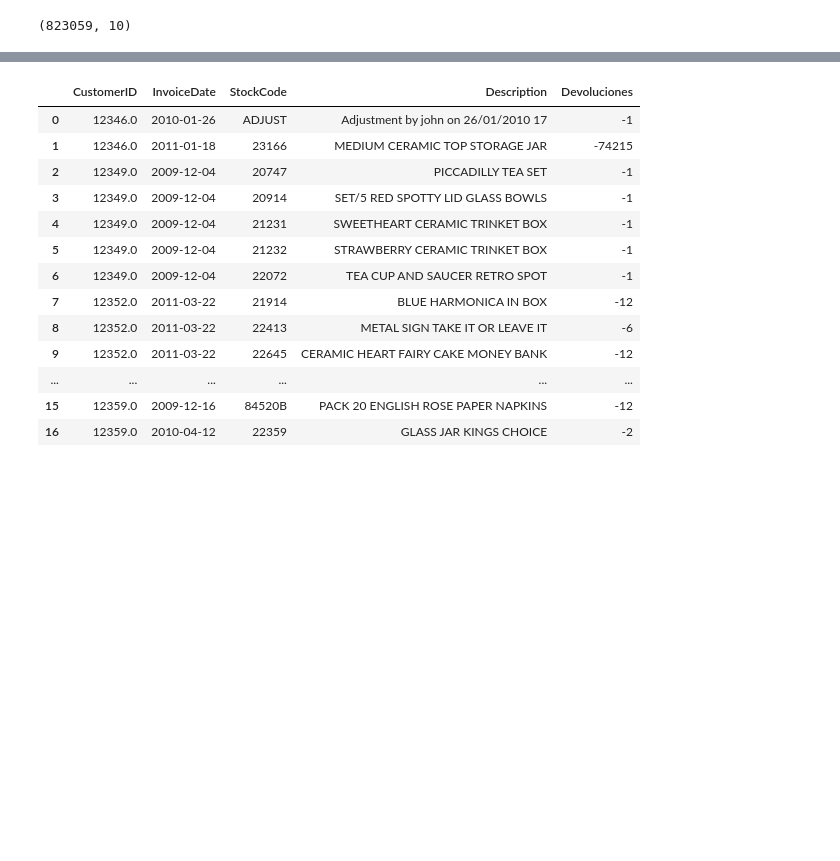
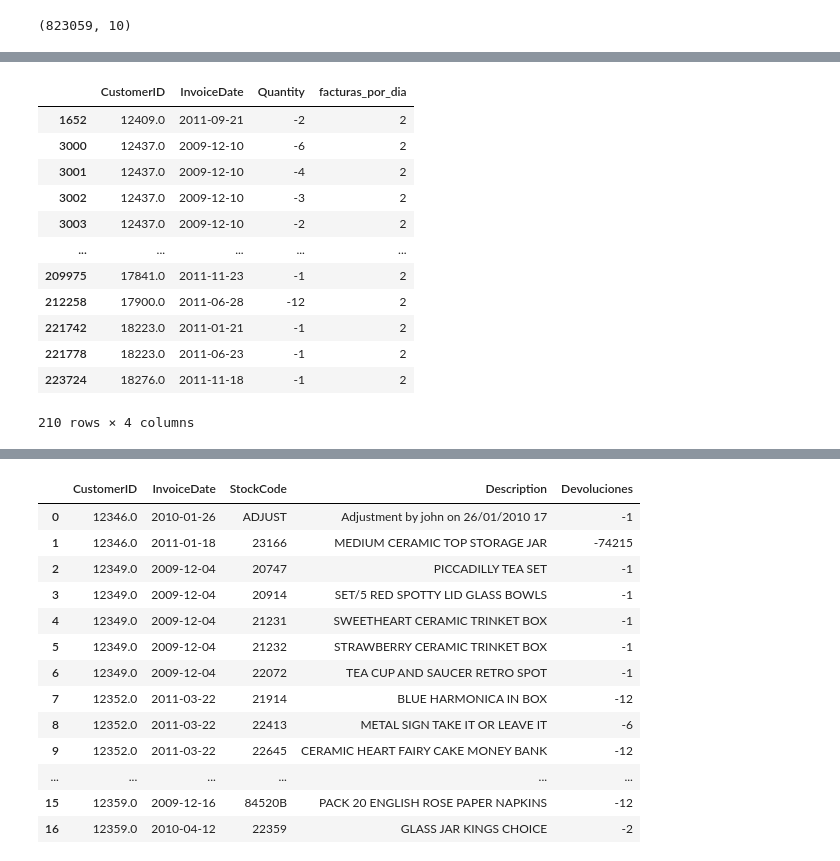
Before and after one commit to Leonel481/mlops-dtc-project, a Jupyter notebook: dev/churn.ipynb, the cells around one changed output, grey strips where cells are left out. Drawn from its saved outputs; the diff is of its cells as text; code cells hidden in the pictures; blank space fills up the shorter version.

```diff
--- a/dev/churn.ipynb
+++ b/dev/churn.ipynb
@@ -25,0 +95,22 @@ df.shape
+# %%
+facturas_por_dia = (
+    df.groupby(['CustomerID', 'InvoiceDate','Quantity'])['InvoiceNo']
+    .nunique()
+    .reset_index(name='facturas_por_dia')
+)
+
+facturas_por_dia[(facturas_por_dia['Quantity'] < 0) & (facturas_por_dia['facturas_por_dia'] > 1)]
+# %% [output]
+|  | CustomerID | InvoiceDate | Quantity | facturas_por_dia |
+| 1652 | 12409.0 | 2011-09-21 | -2 | 2 |
+| 3000 | 12437.0 | 2009-12-10 | -6 | 2 |
+| 3001 | 12437.0 | 2009-12-10 | -4 | 2 |
+| 3002 | 12437.0 | 2009-12-10 | -3 | 2 |
+| 3003 | 12437.0 | 2009-12-10 | -2 | 2 |
+| ... | ... | ... | ... | ... |
+| 209975 | 17841.0 | 2011-11-23 | -1 | 2 |
+| 212258 | 17900.0 | 2011-06-28 | -12 | 2 |
+| 221742 | 18223.0 | 2011-01-21 | -1 | 2 |
+| 221778 | 18223.0 | 2011-06-23 | -1 | 2 |
+| 223724 | 18276.0 | 2011-11-18 | -1 | 2 |
+210 rows × 4 columns
```
Also changed, not shown: parts of 7 cells of this notebook.
